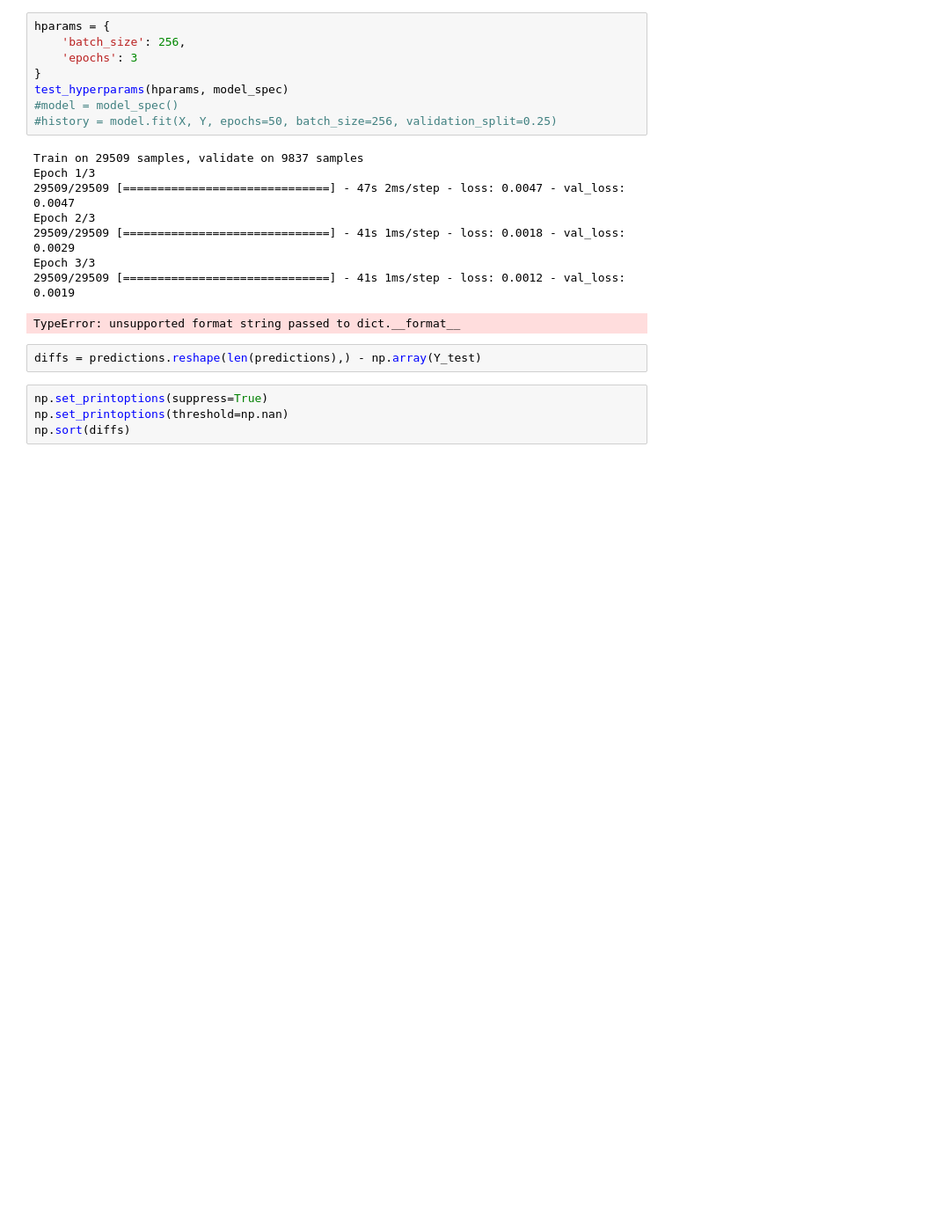
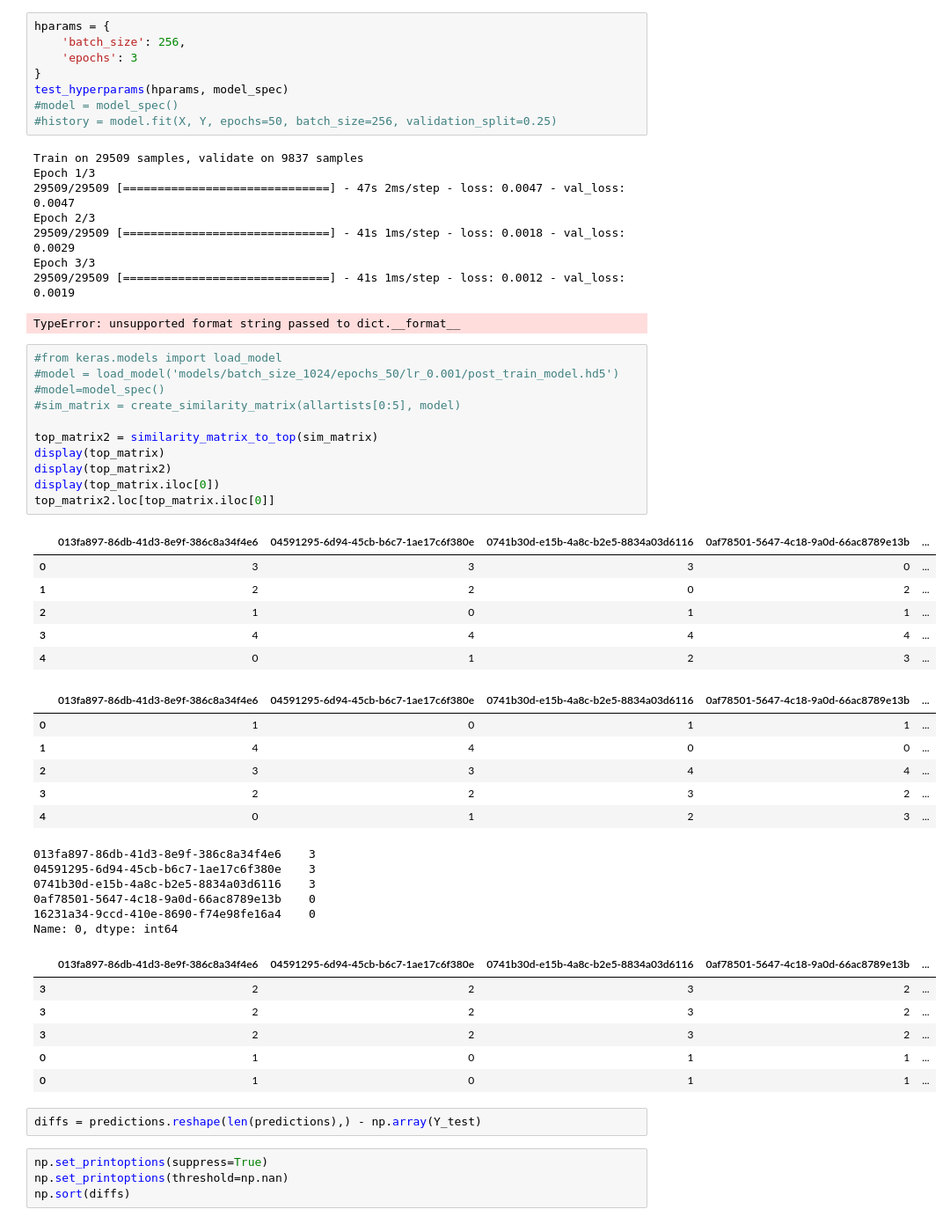
Before and after one commit to naallen/music-similarity-deep-learning, a Jupyter notebook: development.ipynb, the cells around one changed output. Shown at 88% size. Cells and saved outputs as stored; diff of their text form; blank space fills up the shorter version.

```diff
--- a/development.ipynb
+++ b/development.ipynb
@@ -343,6 +353,42 @@ Epoch 2/3
 Epoch 3/3
 29509/29509 [==============================] - 41s 1ms/step - loss: 0.0012 - val_loss: 0.0019
 TypeError: unsupported format string passed to dict.__format__
+# %%
+#from keras.models import load_model
+#model = load_model('models/batch_size_1024/epochs_50/lr_0.001/post_train_model.hd5')
+#model=model_spec()
+#sim_matrix = create_similarity_matrix(allartists[0:5], model)
+
+top_matrix2 = similarity_matrix_to_top(sim_matrix)
+display(top_matrix)
+display(top_matrix2)
+display(top_matrix.iloc[0])
+top_matrix2.loc[top_matrix.iloc[0]]
+# %% [output]
+|  | 013fa897-86db-41d3-8e9f-386c8a34f4e6 | 04591295-6d94-45cb-b6c7-1ae17c6f380e | 0741b30d-e15b-4a8c-b2e5-8834a03d6116 | 0af78501-5647-4c18-9a0d-66ac8789e13b | ... |
+| 0 | 3 | 3 | 3 | 0 | ... |
+| 1 | 2 | 2 | 0 | 2 | ... |
+| 2 | 1 | 0 | 1 | 1 | ... |
+| 3 | 4 | 4 | 4 | 4 | ... |
+| 4 | 0 | 1 | 2 | 3 | ... |
+|  | 013fa897-86db-41d3-8e9f-386c8a34f4e6 | 04591295-6d94-45cb-b6c7-1ae17c6f380e | 0741b30d-e15b-4a8c-b2e5-8834a03d6116 | 0af78501-5647-4c18-9a0d-66ac8789e13b | ... |
+| 0 | 1 | 0 | 1 | 1 | ... |
+| 1 | 4 | 4 | 0 | 0 | ... |
+| 2 | 3 | 3 | 4 | 4 | ... |
+| 3 | 2 | 2 | 3 | 2 | ... |
+| 4 | 0 | 1 | 2 | 3 | ... |
+013fa897-86db-41d3-8e9f-386c8a34f4e6    3
+04591295-6d94-45cb-b6c7-1ae17c6f380e    3
+0741b30d-e15b-4a8c-b2e5-8834a03d6116    3
+0af78501-5647-4c18-9a0d-66ac8789e13b    0
+16231a34-9ccd-410e-8690-f74e98fe16a4    0
+Name: 0, dtype: int64
+|  | 013fa897-86db-41d3-8e9f-386c8a34f4e6 | 04591295-6d94-45cb-b6c7-1ae17c6f380e | 0741b30d-e15b-4a8c-b2e5-8834a03d6116 | 0af78501-5647-4c18-9a0d-66ac8789e13b | ... |
+| 3 | 2 | 2 | 3 | 2 | ... |
+| 3 | 2 | 2 | 3 | 2 | ... |
+| 3 | 2 | 2 | 3 | 2 | ... |
+| 0 | 1 | 0 | 1 | 1 | ... |
+| 0 | 1 | 0 | 1 | 1 | ... |
 # %%
 diffs = predictions.reshape(len(predictions),) - np.array(Y_test)
 # %%
```
Also changed, not shown: parts of 5 cells of this notebook, 1 other file.
